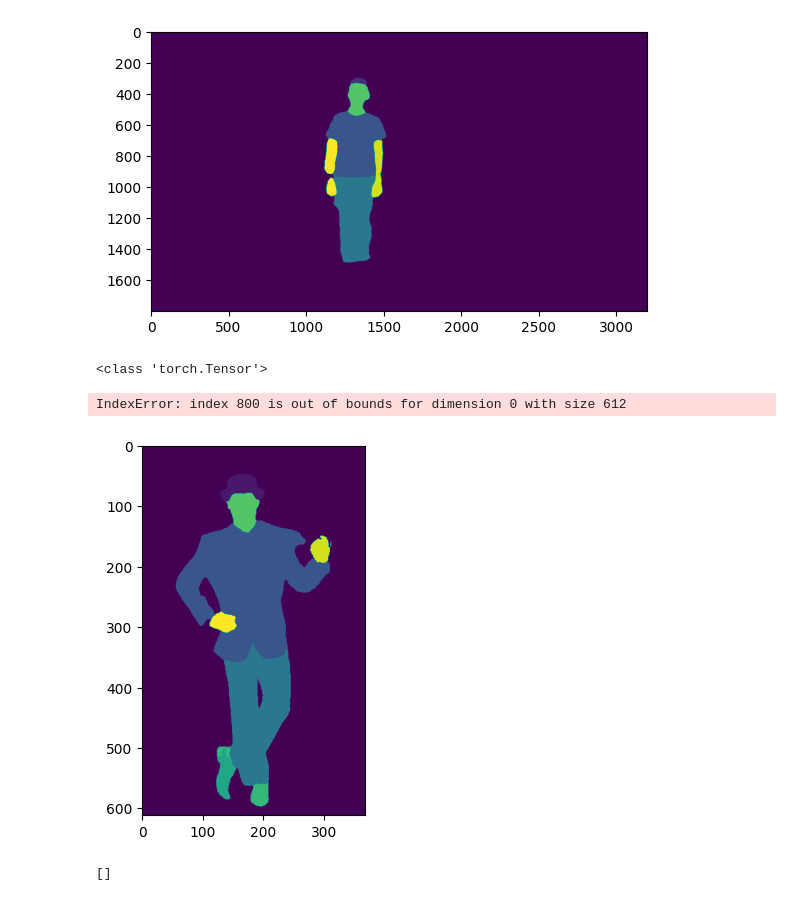
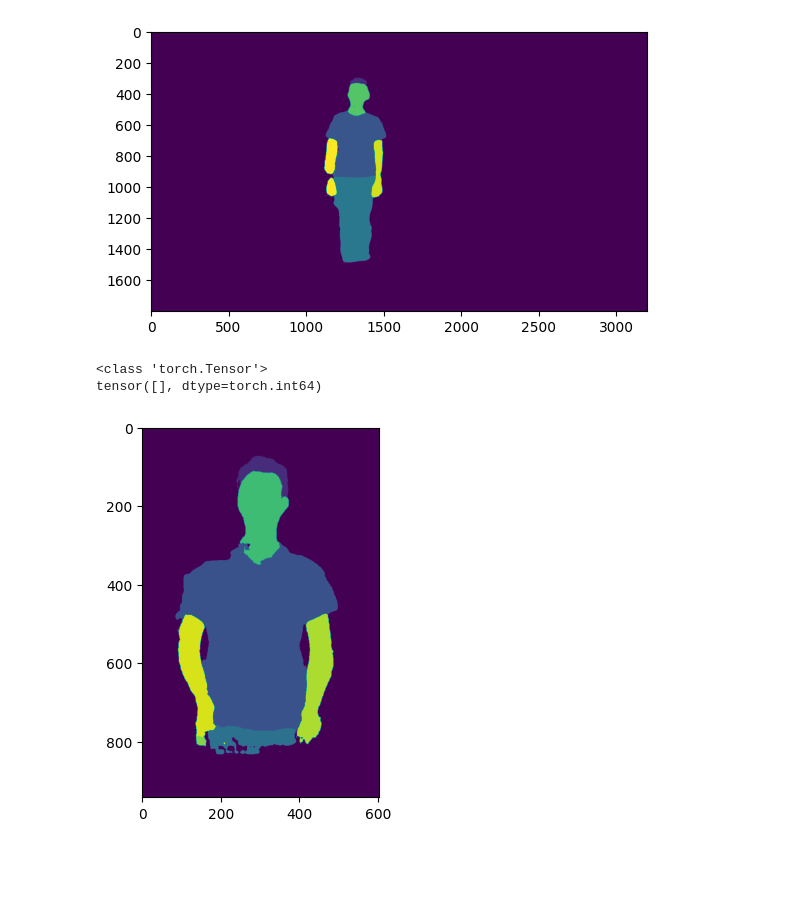
Before and after one commit to tatsimba/hackathon2023, a Jupyter notebook: image-segmenation-notebook/image-segmentation.ipynb, the cells around one changed output. Saved outputs shown, nothing was run; the diff lists cells and outputs as text; code cells hidden in the pictures; blank space fills up the shorter version.

```diff
--- a/image-segmenation-notebook/image-segmentation.ipynb
+++ b/image-segmenation-notebook/image-segmentation.ipynb
@@ -61,39 +61,37 @@ plt.imshow(pred_seg)
 # 13 - Right-leg
 # 14 - Left-arm
 # 15 - Right-arm
 # 16 - Bag
 # 17 - Scarf
 def get_segmentation_array(img):
     inputs = processor(images=img, return_tensors="pt")
     outputs = model(**inputs)
     logits = outputs.logits.cpu()
 
     upsampled_logits = nn.functional.interpolate(
         logits,
         size=image.size[::-1],
         mode="bilinear",
         align_corners=False,
     )
 
     pred_seg = upsampled_logits.argmax(dim=1)[0]
     print(type(pred_seg))
     return pred_seg
 
 url = "C:\\Users\\ilankhirin\\Downloads\\tuxedoBlack3-main.jpg"
 url = "C:\\Users\\ilankhirin\\Downloads\\istockphoto-155131149-612x612.jpg"
+url = "C:\\Users\\ilankhirin\\Downloads\\322984081_max.jpg"
+url = "C:\\Users\\ilankhirin\\Downloads\\yehuda-bug3.jpg"
 image = Image.open(url)
 pred_seg = get_segmentation_array(image)
 plt.imshow(pred_seg)
 
 print(pred_seg[800][1250:1350])
 # %% [output]
 <class 'torch.Tensor'>
+tensor([], dtype=torch.int64)
-IndexError: index 800 is out of bounds for dimension 0 with size 612
-[figure, old version]
+[figure, new version]
-# %%
-[1][1:]
-# %% [output]
-[]
 # %%
 # Given a matrix of segmentation values, return the bounding box of the shirt
 # Returns a tuple of (upper_x, upper_y, width, height)
```
Also changed, not shown: parts of 1 cell of this notebook, 1 other file.
